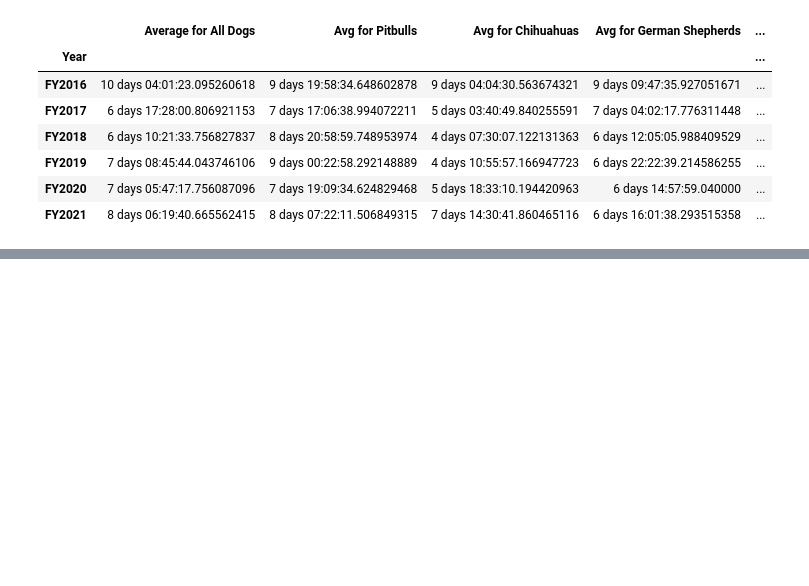
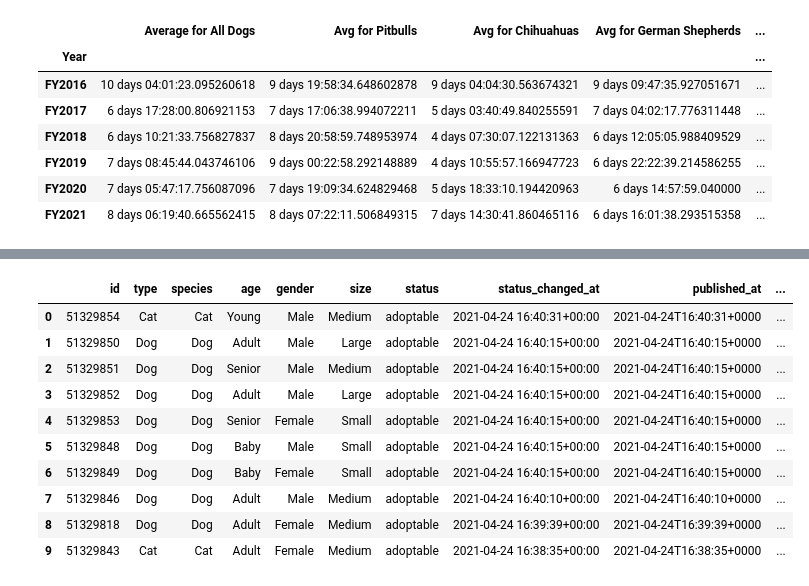
Before and after one commit to jconcha56429/Project1, a Jupyter notebook: Project1.ipynb, the cells around one changed output, grey strips where cells are left out. Cells and saved outputs as stored; diff of their text form; code cells hidden in the pictures; blank space fills up the shorter version.

```diff
--- a/Project1.ipynb
+++ b/Project1.ipynb
@@ -642,0 +682,19 @@ time_in_shelter_per_year
+# %%
+# GET RID OF UNNCESSARY INFO FROM PETFINDER DATA
+
+petfinder_df = petfinder_df_pre.drop(columns=['distance','animal_type', 'contact.address.postcode','animal_id', 'organization_id','attributes.declawed','colors.primary','attributes.house_trained','colors.secondary','colors.tertiary','attributes.spayed_neutered','contact.phone','attributes.shots_current','contact.address.address2', 'attributes.special_needs','contact.address.address1', 'environment.children','contact.email', 'contact.email', 'videos','environment.dogs','url', 'coat', 'contact.address.country', 'organization_id.1', 'primary_photo_cropped.small', 'primary_photo_cropped.medium','primary_photo_cropped.large', 'primary_photo_cropped.full', 'Unnamed: 0', 'tags', 'name', 'description', 'environment.cats','organization_animal_id','photos','primary_photo_cropped'])
+petfinder_df['status_changed_at'] = pd.to_datetime(petfinder_df['status_changed_at'])
+
+petfinder_df.head(10)
+# %% [output]
+|  | id | type | species | age | gender | size | status | status_changed_at | published_at | ... |
+| 0 | 51329854 | Cat | Cat | Young | Male | Medium | adoptable | 2021-04-24 16:40:31+00:00 | 2021-04-24T16:40:31+0000 | ... |
+| 1 | 51329850 | Dog | Dog | Adult | Male | Large | adoptable | 2021-04-24 16:40:15+00:00 | 2021-04-24T16:40:15+0000 | ... |
+| 2 | 51329851 | Dog | Dog | Senior | Male | Medium | adoptable | 2021-04-24 16:40:15+00:00 | 2021-04-24T16:40:15+0000 | ... |
+| 3 | 51329852 | Dog | Dog | Adult | Male | Large | adoptable | 2021-04-24 16:40:15+00:00 | 2021-04-24T16:40:15+0000 | ... |
+| 4 | 51329853 | Dog | Dog | Senior | Female | Small | adoptable | 2021-04-24 16:40:15+00:00 | 2021-04-24T16:40:15+0000 | ... |
+| 5 | 51329848 | Dog | Dog | Baby | Male | Small | adoptable | 2021-04-24 16:40:15+00:00 | 2021-04-24T16:40:15+0000 | ... |
+| 6 | 51329849 | Dog | Dog | Baby | Female | Small | adoptable | 2021-04-24 16:40:15+00:00 | 2021-04-24T16:40:15+0000 | ... |
+| 7 | 51329846 | Dog | Dog | Adult | Male | Medium | adoptable | 2021-04-24 16:40:10+00:00 | 2021-04-24T16:40:10+0000 | ... |
+| 8 | 51329818 | Dog | Dog | Adult | Female | Medium | adoptable | 2021-04-24 16:39:39+00:00 | 2021-04-24T16:39:39+0000 | ... |
+| 9 | 51329843 | Cat | Cat | Adult | Female | Medium | adoptable | 2021-04-24 16:38:35+00:00 | 2021-04-24T16:38:35+0000 | ... |
```
Also changed, not shown: parts of 7 cells of this notebook.
